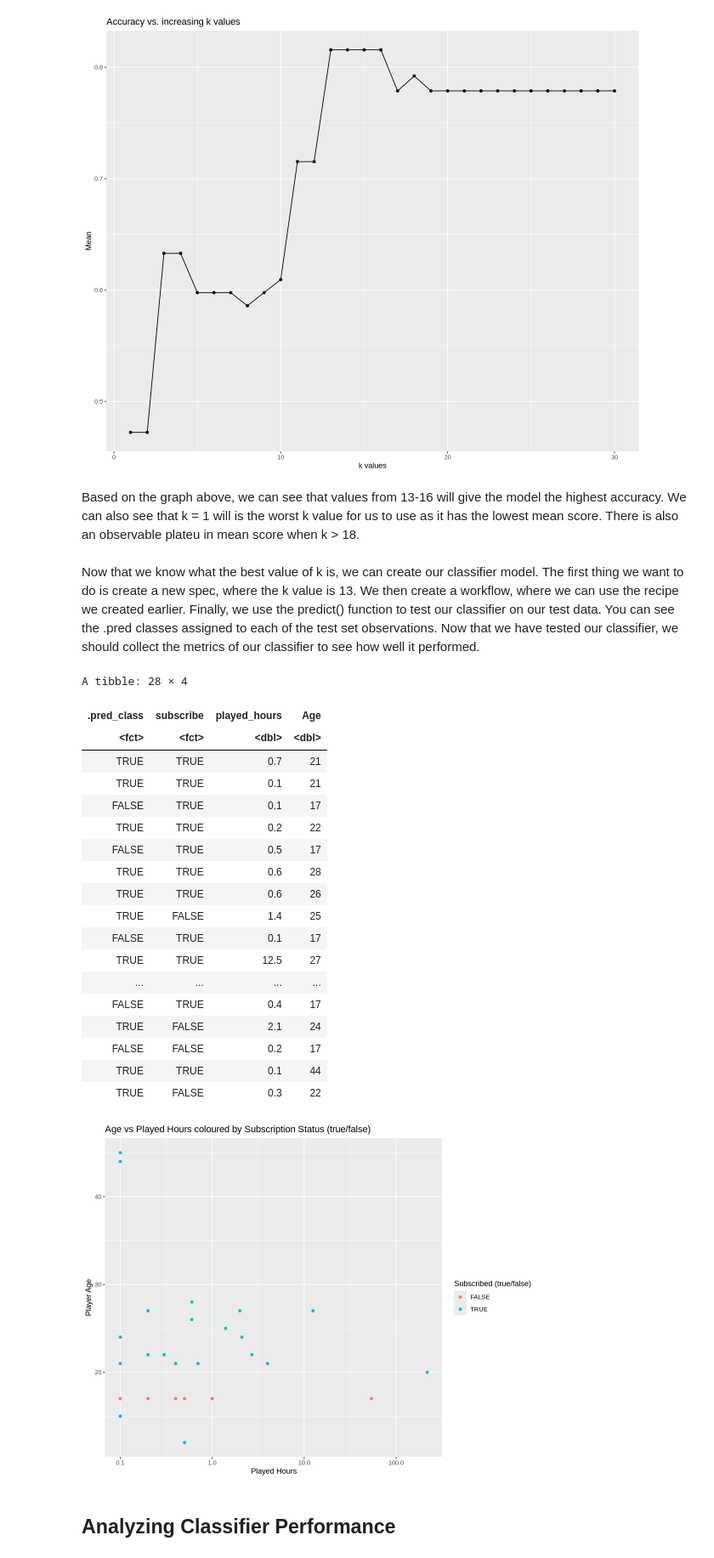
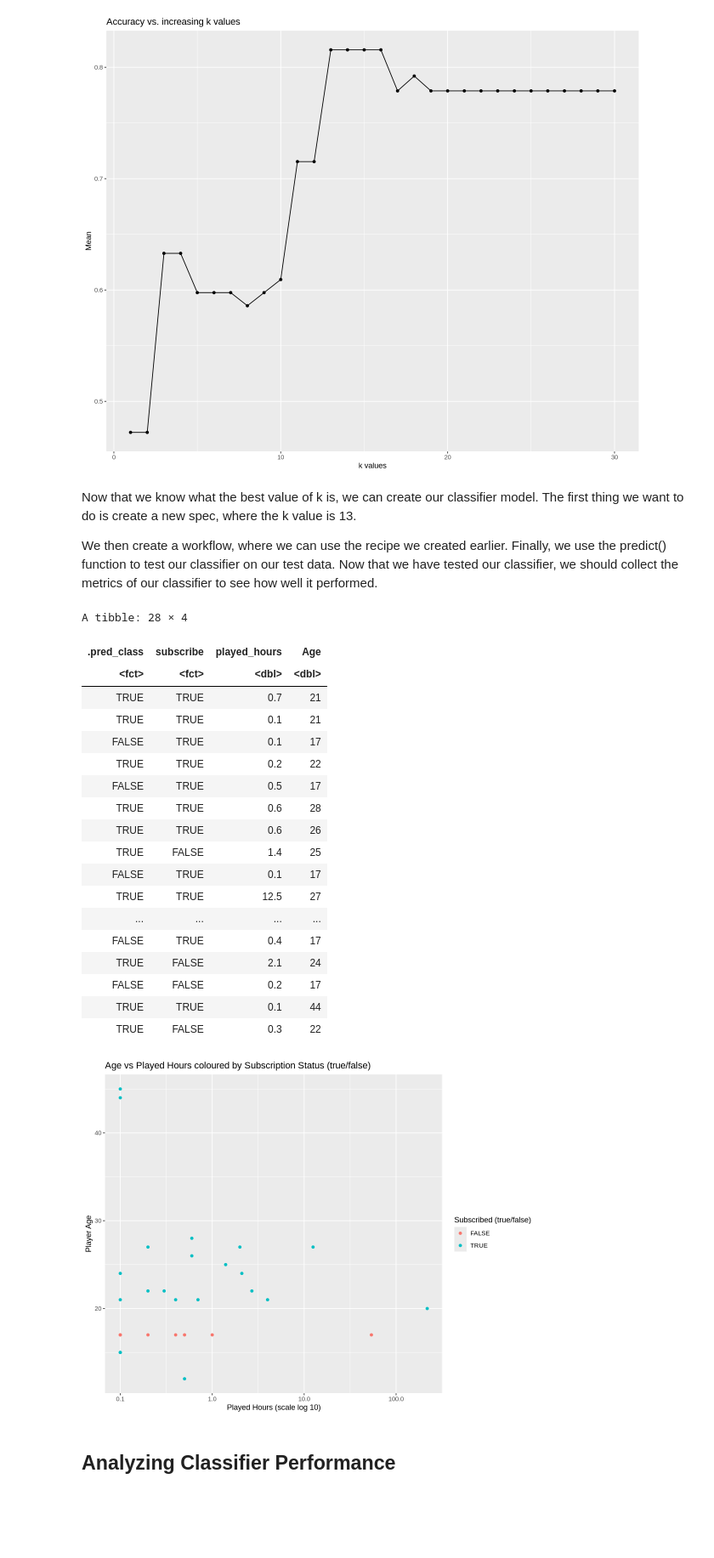
Before and after one commit to navis17/DSCI-100-Group-Project-Final-Report, a Jupyter notebook: Final Project Report.ipynb, the cells around one changed output. Shown at 85% size. Saved outputs shown, nothing was run; the diff lists cells and outputs as text; code cells hidden in the pictures; blank space fills up the shorter version.

```diff
--- a/Final Project Report.ipynb
+++ b/Final Project Report.ipynb
@@ -234,11 +230,10 @@ ggtitle("Accuracy vs. increasing k values")
 k_plot
 # %% [output]
 [figure]
-# %% [markdown]
-Based on the graph above, we can see that values from 13-16 will give the model the highest accuracy. We can also see that k = 1 will is the worst k value for us to use as it has the lowest mean score. There is also an observable plateu in mean score when k > 18.
 # %% [markdown]
 Now that we know what the best value of k is, we can create our classifier model. The first thing we want to do is create a new spec, where the k value is 13.
-We then create a workflow, where we can use the recipe we created earlier. Finally, we use the predict() function to test our classifier on our test data. You can see the .pred classes assigned to each of the test set observations. Now that we have tested our classifier, we should collect the metrics of our classifier to see how well it performed.
+
+We then create a workflow, where we can use the recipe we created earlier. Finally, we use the predict() function to test our classifier on our test data.  Now that we have tested our classifier, we should collect the metrics of our classifier to see how well it performed.
 # %%
 final_spec <- nearest_neighbor(weight_func = "rectangular", neighbors = 13) |>
     set_engine("kknn") |>
@@ -254,35 +249,35 @@ predictions<- predict(final_workflow, players_test) |>
 bind_cols(players_test)
 predictions
 
 options(repr.plot.width = 9, repr.plot.height = 7)
 
 predictions_plot<- ggplot(predictions, aes(x = played_hours, y = Age, color = .pred_class)) +
 geom_point() +
-labs(x = "Played Hours", y = "Player Age", color = "Subscribed (true/false)") +
+labs(x = "Played Hours (scale log 10)", y = "Player Age", color = "Subscribed (true/false)") +
 scale_x_log10() +
 ggtitle("Age vs Played Hours coloured by Subscription Status (true/false)")
 predictions_plot
 # %% [output]
 A tibble: 28 × 4
 | .pred_class | subscribe | played_hours | Age |
 | <fct> | <fct> | <dbl> | <dbl> |
 | TRUE | TRUE | 0.7 | 21 |
 | TRUE | TRUE | 0.1 | 21 |
 | FALSE | TRUE | 0.1 | 17 |
 | TRUE | TRUE | 0.2 | 22 |
 | FALSE | TRUE | 0.5 | 17 |
 | TRUE | TRUE | 0.6 | 28 |
 | TRUE | TRUE | 0.6 | 26 |
 | TRUE | FALSE | 1.4 | 25 |
 | FALSE | TRUE | 0.1 | 17 |
 | TRUE | TRUE | 12.5 | 27 |
 | ... | ... | ... | ... |
 | FALSE | TRUE | 0.4 | 17 |
 | TRUE | FALSE | 2.1 | 24 |
 | FALSE | FALSE | 0.2 | 17 |
 | TRUE | TRUE | 0.1 | 44 |
 | TRUE | FALSE | 0.3 | 22 |
-[figure, old version]
+[figure, new version]
 # %% [markdown]
 ## Analyzing Classifier Performance
 # %% [markdown]
```
Also changed, not shown: parts of 17 cells of this notebook.
